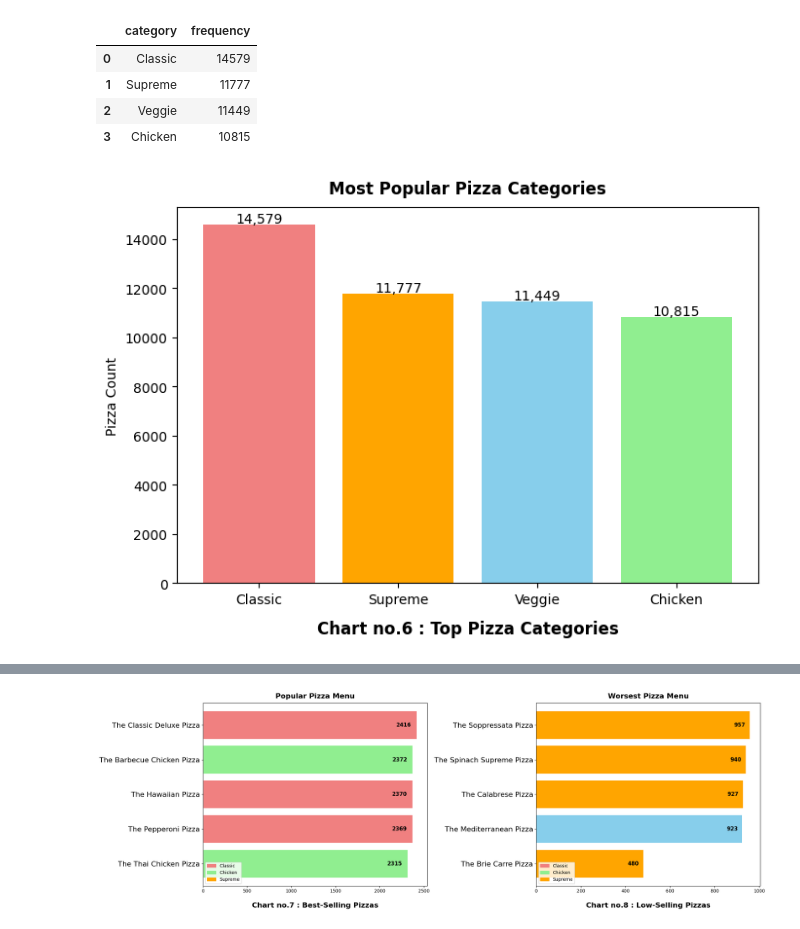
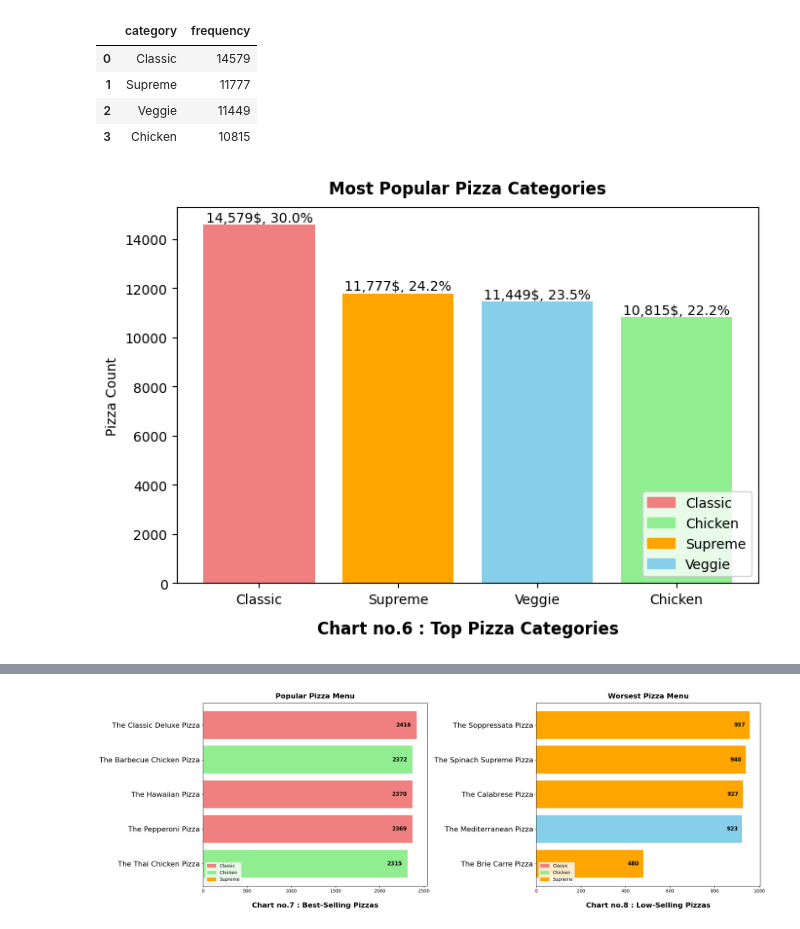
Before and after one commit to AreeratM/My-mini-project, a Jupyter notebook: PizzaSale_Analysis.ipynb, the cells around one changed output, grey strips where cells are left out. Drawn from its saved outputs; the diff is of its cells as text; code cells hidden in the pictures.

```diff
--- a/PizzaSale_Analysis.ipynb
+++ b/PizzaSale_Analysis.ipynb
@@ -619,36 +626,49 @@ freq_count_by_category
 | 2 | Veggie | 11449 |
 | 3 | Chicken | 10815 |
 # %%
+# create percent proportion
+total_frequency = freq_count_by_category['frequency'].sum()
+freq_count_by_category['percent_proportion'] = (freq_count_by_category['frequency'] / total_frequency) * 100
+
 # Set the proportions of the subplot.
 fig, ax = plt.subplots(figsize=(7, 5))
 
 # set color of bar chart
+colors = []
 for index, row in freq_count_by_category.iterrows():
     color = 'skyblue'
     if row['category'] == 'Classic':
         color = 'lightcoral'
     elif row['category'] == 'Chicken':
         color = 'lightgreen'
     elif row['category'] == 'Supreme':
         color = 'orange'
+    colors.append(color)  # เพิ่มสีลงใน list
     plt.bar(row['category'], row['frequency'], color=color)
 
+# add Data Labels (frequency, percent proportion)
+for index, row in freq_count_by_category.iterrows():
+    plt.text(index, row['frequency'] + 150,
+             f"{int(row['frequency']):,}$, {row['percent_proportion']:.1f}%",
+             ha='center')
 
-# add Data Labels
-for i, v in enumerate(freq_count_by_category['frequency']):
-    plt.text(i, v+100, f'{int(v):,}', ha='center')
+plt.xlabel('Chart no.6 : Top Pizza Categories', fontsize=12, loc='center',
+           labelpad=10, fontweight='bold')
+plt.ylabel('Pizza Count')
+plt.title('Most Popular Pizza Categories', fontweight='bold', pad=10)
 
+# create legend
+classic_patch = mpatches.Patch(color='lightcoral', label='Classic')
+chicken_patch = mpatches.Patch(color='lightgreen', label='Chicken')
+supreme_patch = mpatches.Patch(color='orange', label='Supreme')
+skyblue_patch = mpatches.Patch(color='skyblue', label='Veggie')
 
-plt.xlabel('Chart no.6 : Top Pizza Categories', fontsize=12,loc='center',
-           labelpad=10,fontweight='bold')
-plt.ylabel('Pizza Count')
-plt.title('Most Popular Pizza Categories',fontweight='bold',pad=10)
+plt.legend(handles=[classic_patch, chicken_patch, supreme_patch, skyblue_patch], loc='lower right')  # เพิ่ม legend เข้าไปในกราฟ
 
 plt.tight_layout()
-
 plt.show()
 # %% [output]
-[figure, old version]
+[figure, new version]
 # %%
 #1 : Create popular pizza menu table
 
```
Also changed, not shown: parts of 3 cells of this notebook.
